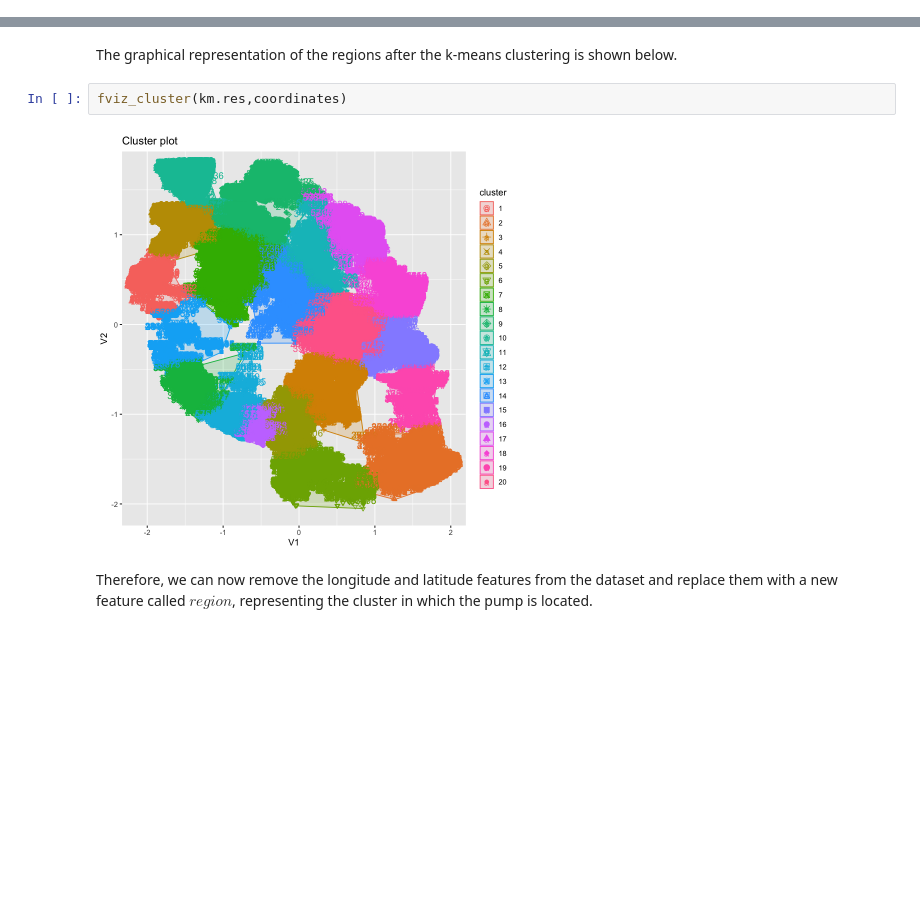
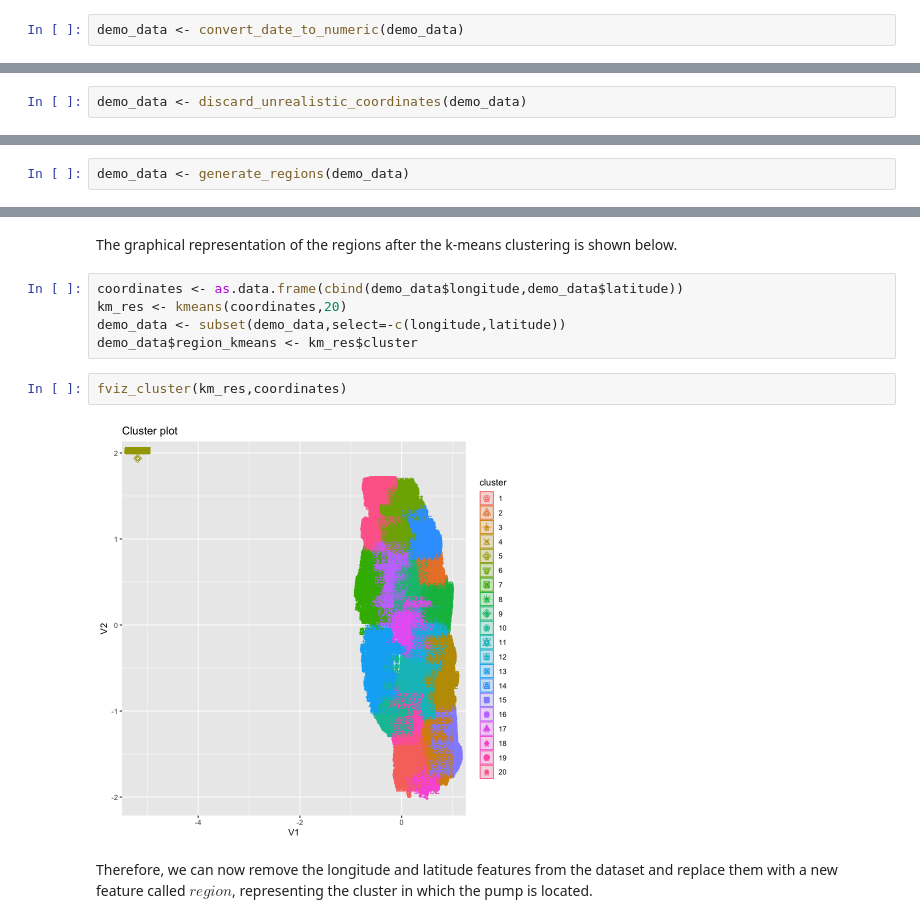
Before and after one commit to miromatagne/Driven-Data-Competition, a Jupyter notebook: ReportTemplate.ipynb, the cells around one changed output, grey strips where cells are left out. Saved outputs shown, nothing was run; the diff lists cells and outputs as text; blank space fills up the shorter version.

Commit message:
demo

```diff
--- a/ReportTemplate.ipynb
+++ b/ReportTemplate.ipynb
@@ -200,4 +224,6 @@ convert_date_to_numeric <- function(df) {
     df$date_recorded <- as.numeric(as.Date(df$date_recorded))
     return(df)
 }
+# %%
+demo_data <- convert_date_to_numeric(demo_data)
 # %%
@@ -227,4 +253,6 @@ discard_unrealistic_coordinates <- function(df) {
     df <- df[df$longitude > 20 & df$latitude <0,]
     return(df)
 }
+# %%
+demo_data <- discard_unrealistic_coordinates(demo_data)
 # %%
@@ -265,0 +288,2 @@ data <- generate_regions(data)
+# %%
+demo_data <- generate_regions(demo_data)
@@ -344,10 +370,15 @@ A data.frame: 20 × 41
 | 20 | 22 | 50 | 2013-03-16 |  | 76 |  | 39.08618 | -6.98584173 | Kwa Konde | ... |
 # %% [markdown]
 The graphical representation of the regions after the k-means clustering is shown below.
+# %%
+coordinates <- as.data.frame(cbind(demo_data$longitude,demo_data$latitude))
+km_res <- kmeans(coordinates,20)
+demo_data <- subset(demo_data,select=-c(longitude,latitude))
+demo_data$region_kmeans <- km_res$cluster
 # %%
-fviz_cluster(km.res,coordinates)
+fviz_cluster(km_res,coordinates)
 # %% [output]
-[figure, old version]
+[figure, new version]
 # %% [markdown]
 Therefore, we can now remove the longitude and latitude features from the dataset and replace them with a new feature called $region$, representing the cluster in which the pump is located.
 # %%
```
Also changed, not shown: parts of 23 cells of this notebook, 3 other files.
